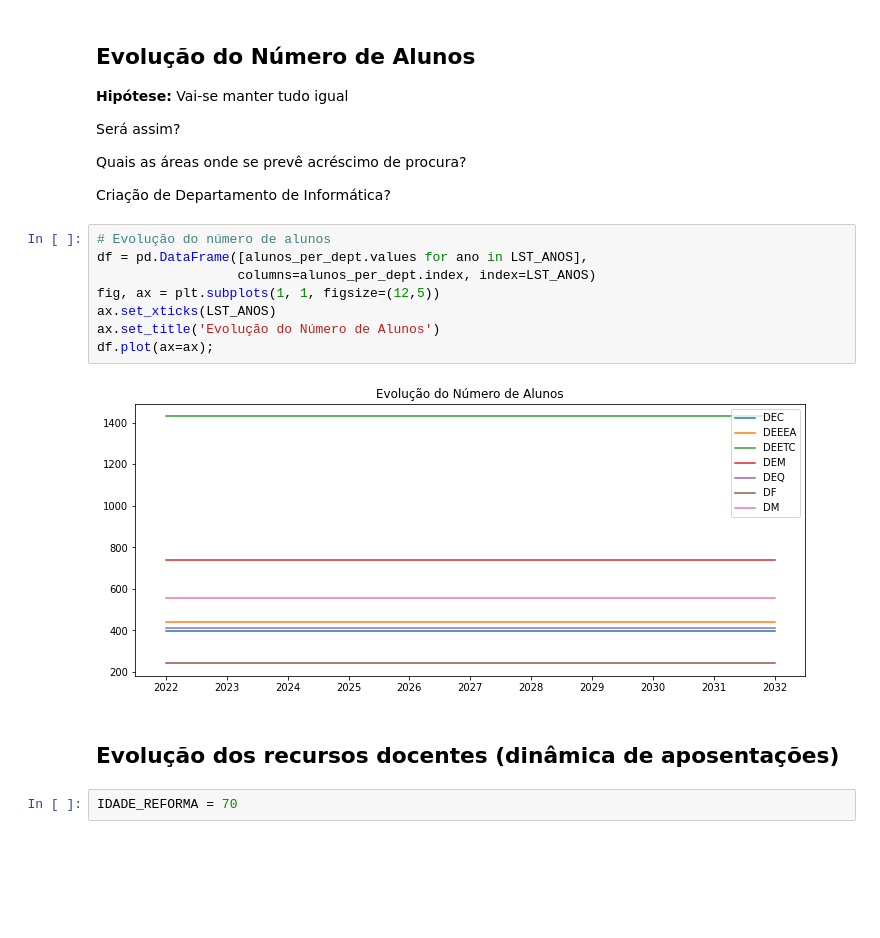
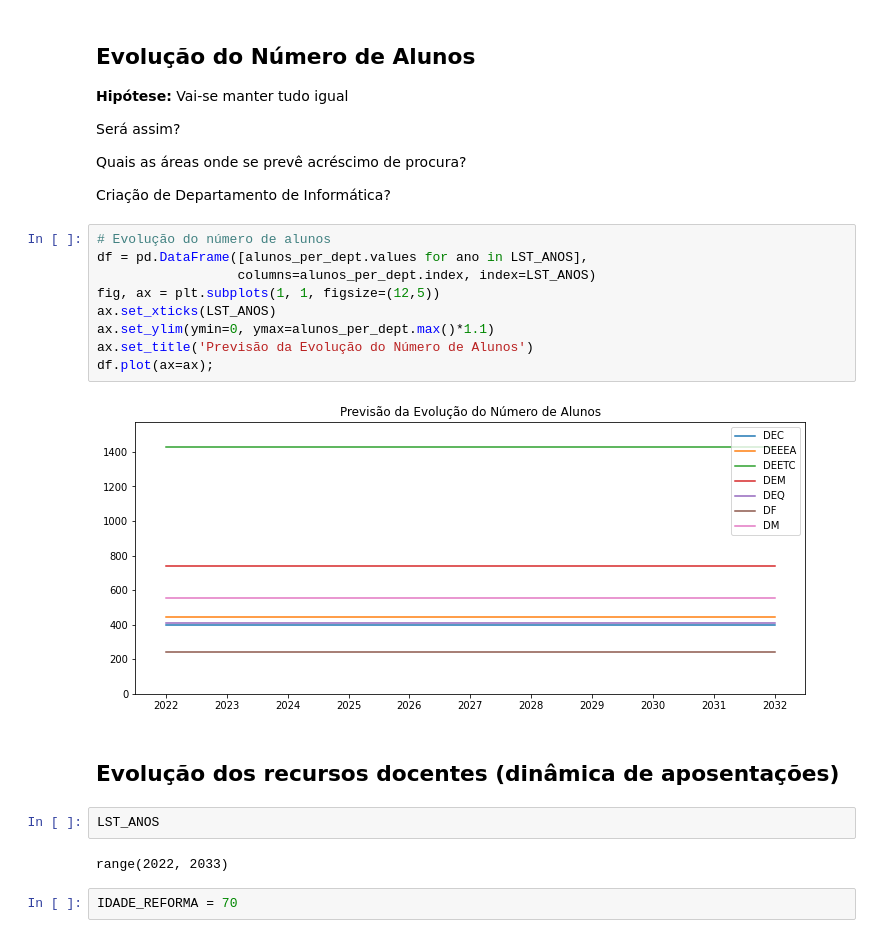
Before and after one commit to arjoca/RHDocentes, a Jupyter notebook: RHDocentes_Futuro.ipynb, the cells around one changed output. Saved outputs shown, nothing was run; the diff lists cells and outputs as text; blank space fills up the shorter version.

```diff
--- a/RHDocentes_Futuro.ipynb
+++ b/RHDocentes_Futuro.ipynb
@@ -116,14 +102,19 @@ Criação de Departamento de Informática?
 # %%
 # Evolução do número de alunos
 df = pd.DataFrame([alunos_per_dept.values for ano in LST_ANOS],
                   columns=alunos_per_dept.index, index=LST_ANOS)
 fig, ax = plt.subplots(1, 1, figsize=(12,5))
 ax.set_xticks(LST_ANOS)
-ax.set_title('Evolução do Número de Alunos')
+ax.set_ylim(ymin=0, ymax=alunos_per_dept.max()*1.1)
+ax.set_title('Previsão da Evolução do Número de Alunos')
 df.plot(ax=ax);
 # %% [output]
-[figure, old version]
+[figure, new version]
 # %% [markdown]
 ## Evolução dos recursos docentes (dinâmica de aposentações)
+# %%
+LST_ANOS
+# %% [output]
+range(2022, 2033)
 # %%
 IDADE_REFORMA = 70
```
Also changed, not shown: parts of 11 cells of this notebook.
